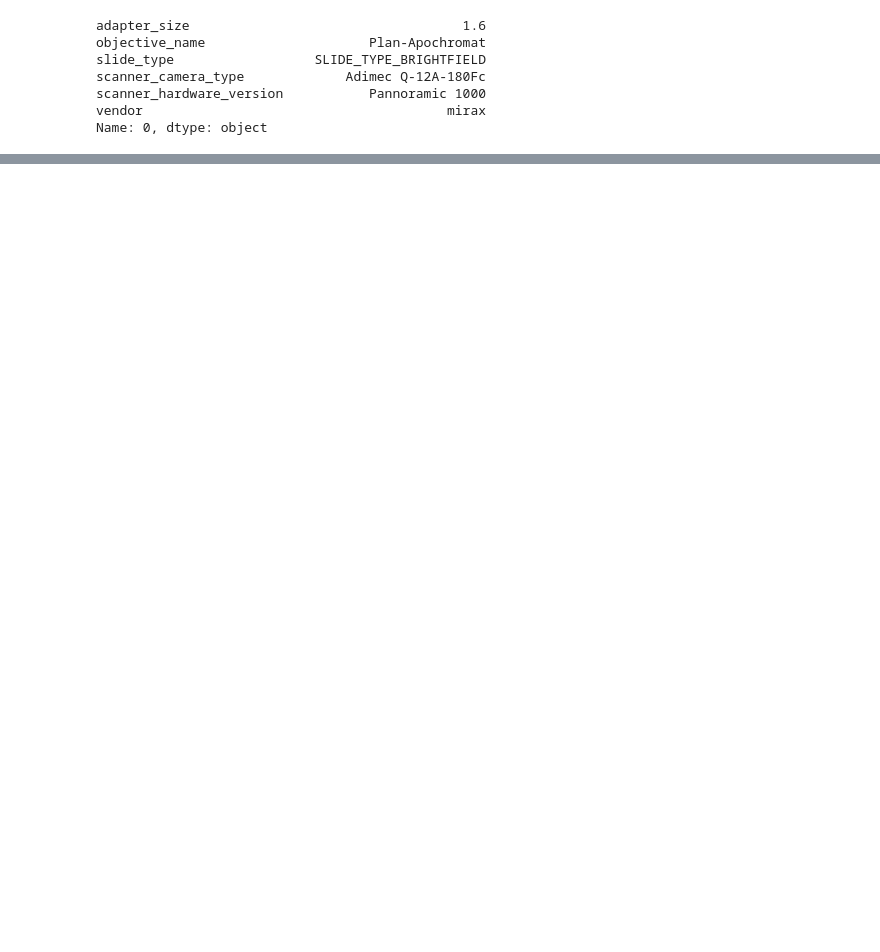
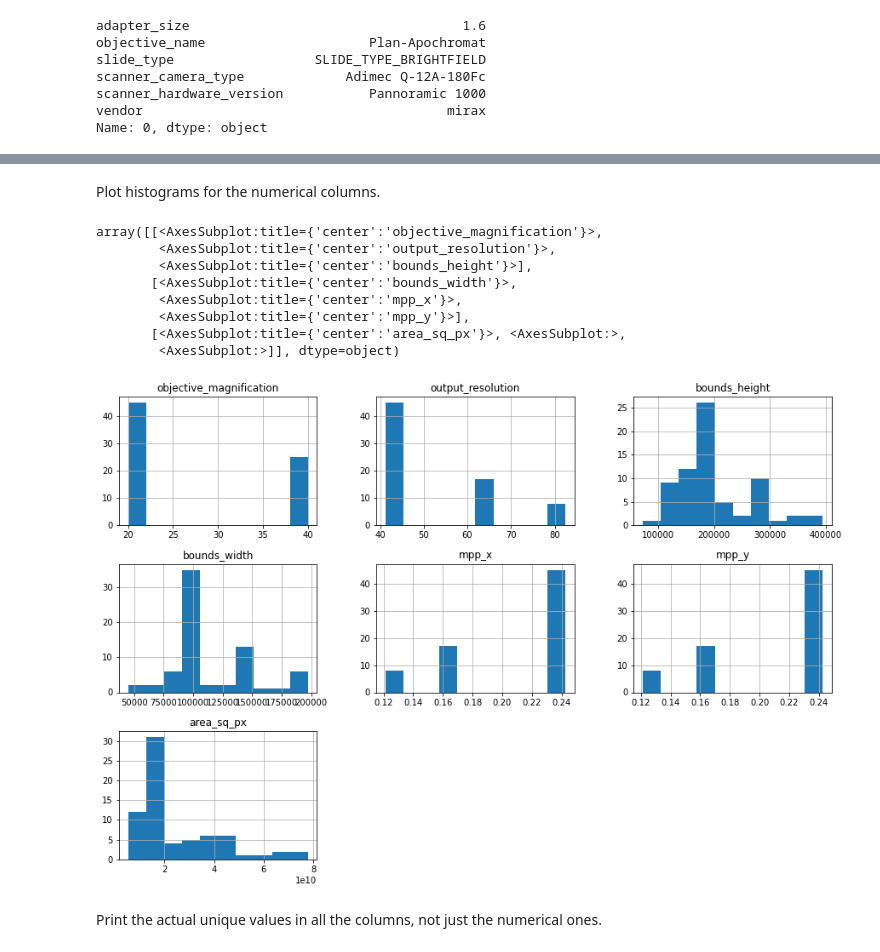
Before and after one commit to andrew-weisman/clam_analysis, a Jupyter notebook: study_slide_metadata.ipynb, the cells around one changed output, grey strips where cells are left out. Saved outputs shown, nothing was run; the diff lists cells and outputs as text; code cells hidden in the pictures; blank space fills up the shorter version.

Commit message:
Create real initial version of the manual image metadata analysis notebook

```diff
--- a/study_slide_metadata.ipynb
+++ b/study_slide_metadata.ipynb
@@ -251,3 +283,19 @@ dtype: int64
+# %% [markdown]
+Plot histograms for the numerical columns.
+# %%
+df.hist(figsize=(15, 10))
+# %% [output]
+array([[<AxesSubplot:title={'center':'objective_magnification'}>,
+        <AxesSubplot:title={'center':'output_resolution'}>,
+        <AxesSubplot:title={'center':'bounds_height'}>],
+       [<AxesSubplot:title={'center':'bounds_width'}>,
+        <AxesSubplot:title={'center':'mpp_x'}>,
+        <AxesSubplot:title={'center':'mpp_y'}>],
+       [<AxesSubplot:title={'center':'area_sq_px'}>, <AxesSubplot:>,
+        <AxesSubplot:>]], dtype=object)
+[figure, added]
+# %% [markdown]
+Print the actual unique values in all the columns, not just the numerical ones.
 # %%
 for srs in df:
     print('{}:'.format(srs))
```
Also changed, not shown: parts of 40 cells of this notebook.
